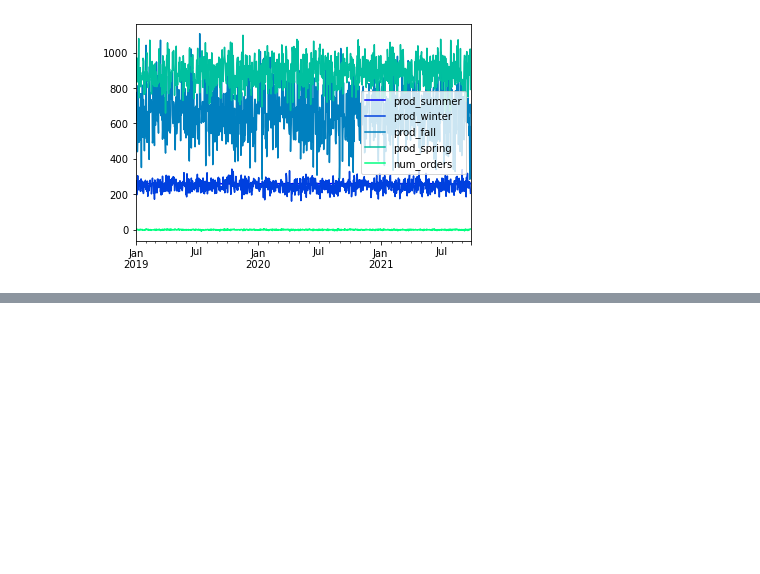
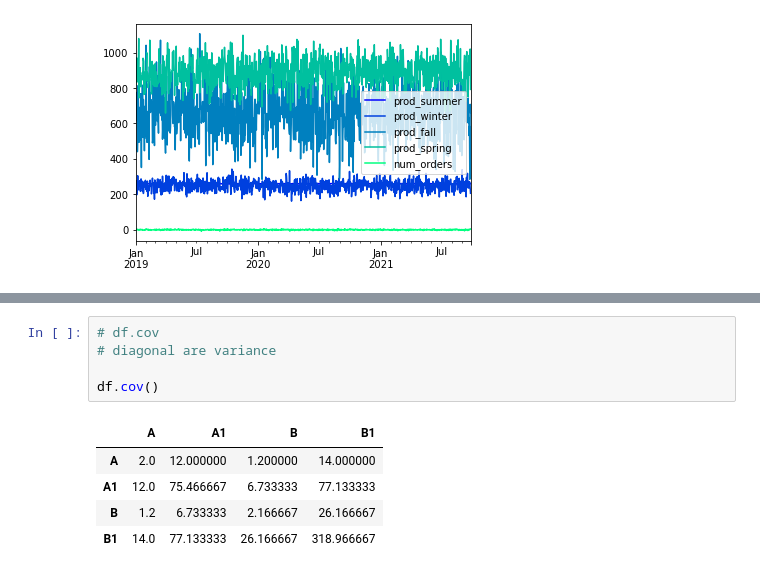
Before and after one commit to amin-torabi/learndataa, a Jupyter notebook: ds_beginner/pandas.ipynb, the cells around one changed output, grey strips where cells are left out. Drawn from its saved outputs; the diff is of its cells as text; blank space fills up the shorter version.

```diff
--- a/ds_beginner/pandas.ipynb
+++ b/ds_beginner/pandas.ipynb
@@ -2443,0 +2466,11 @@ flowers.plot(colormap=cm.winter);
+# %%
+# df.cov
+# diagonal are variance
+
+df.cov()
+# %% [output]
+|  | A | A1 | B | B1 |
+| A | 2.0 | 12.000000 | 1.200000 | 14.000000 |
+| A1 | 12.0 | 75.466667 | 6.733333 | 77.133333 |
+| B | 1.2 | 6.733333 | 2.166667 | 26.166667 |
+| B1 | 14.0 | 77.133333 | 26.166667 | 318.966667 |
```
Also changed, not shown: parts of 5 cells of this notebook.
